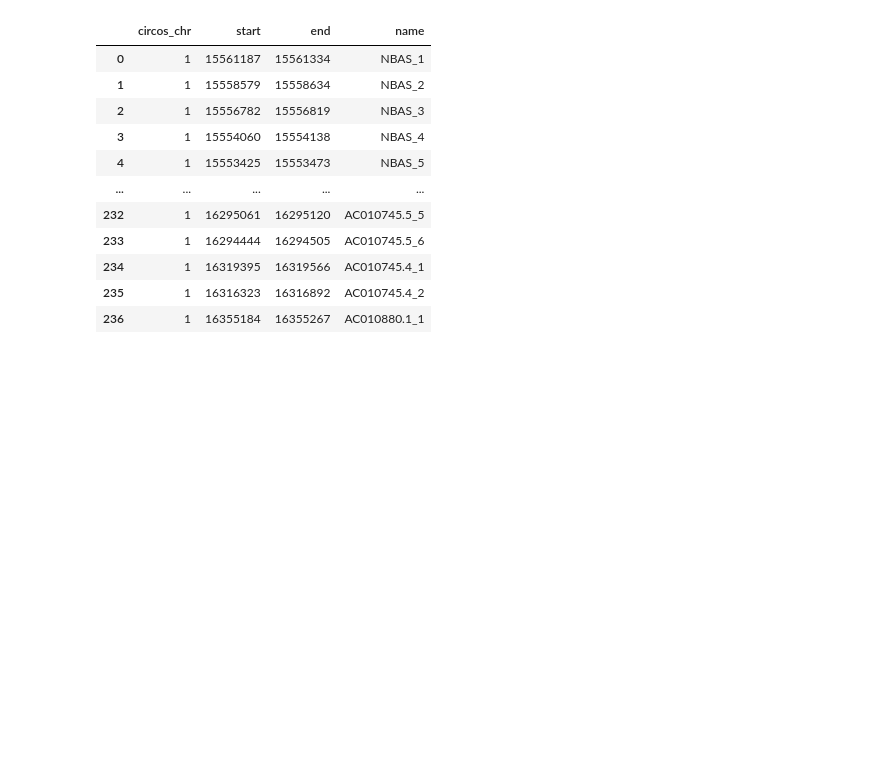
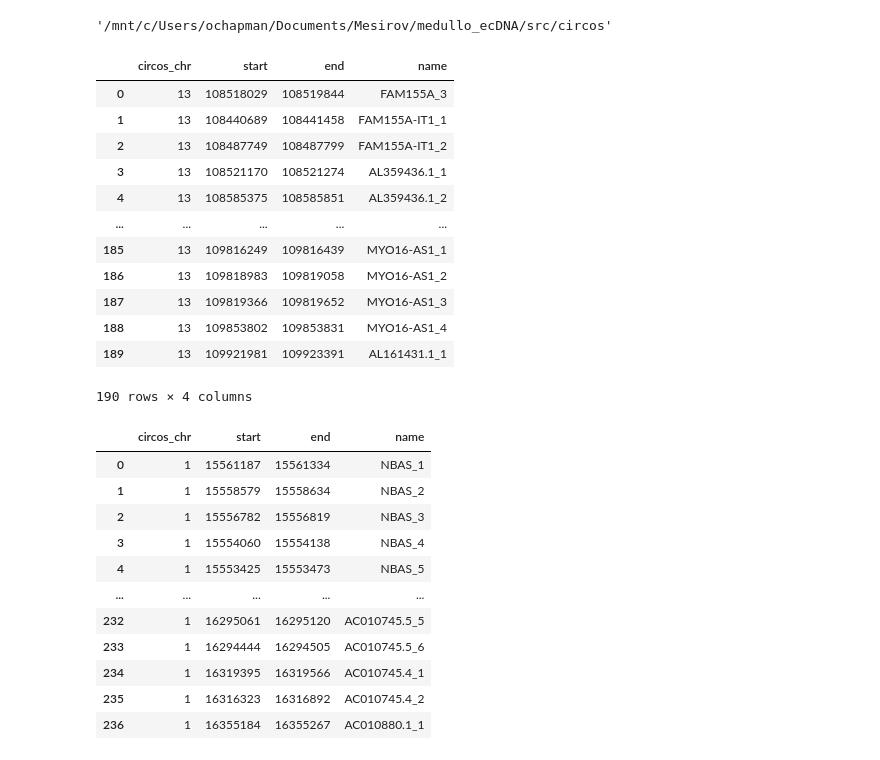
Before and after one commit to auberginekenobi/medullo-ecdna, a Jupyter notebook: circos/Gene_annotation_parsers.ipynb, the cells around one changed output. Cells and saved outputs as stored; diff of their text form; code cells hidden in the pictures; blank space fills up the shorter version.

```diff
--- a/circos/Gene_annotation_parsers.ipynb
+++ b/circos/Gene_annotation_parsers.ipynb
@@ -94,6 +96,32 @@ def generate_karyotype(bed_file):
     #g = open(karyotype_file,'w')
 
     #f.close(); g.close()
+# %%
+os.getcwd()
+# %% [output]
+'/mnt/c/Users/ochapman/Documents/Mesirov/medullo_ecDNA/src/circos'
+# %%
+# PT_FN4GEEFR
+bed = './PT_FN4GEEFR/PT_FN4GEEFR_primary.hg19.karyotype'
+bed = './PT_FN4GEEFR/PT_FN4GEEFR_ecDNA2.hg19.karyotype'
+genes=None
+t = generate_annotations(bed,annot='hg19',mode='genes',genes=genes)
+t = generate_annotations(bed,annot='hg19',mode='exons',genes=genes)
+t
+# %% [output]
+|  | circos_chr | start | end | name |
+| 0 | 13 | 108518029 | 108519844 | FAM155A_3 |
+| 1 | 13 | 108440689 | 108441458 | FAM155A-IT1_1 |
+| 2 | 13 | 108487749 | 108487799 | FAM155A-IT1_2 |
+| 3 | 13 | 108521170 | 108521274 | AL359436.1_1 |
+| 4 | 13 | 108585375 | 108585851 | AL359436.1_2 |
+| ... | ... | ... | ... | ... |
+| 185 | 13 | 109816249 | 109816439 | MYO16-AS1_1 |
+| 186 | 13 | 109818983 | 109819058 | MYO16-AS1_2 |
+| 187 | 13 | 109819366 | 109819652 | MYO16-AS1_3 |
+| 188 | 13 | 109853802 | 109853831 | MYO16-AS1_4 |
+| 189 | 13 | 109921981 | 109923391 | AL161431.1_1 |
+190 rows × 4 columns
 # %%
 # MB275
 bed = '/mnt/c/Users/ochapman/Documents/circos/MB275/MB275_ecDNA.hg38.karyotype'
```
Also changed, not shown: parts of 2 cells of this notebook, 17 other files.
